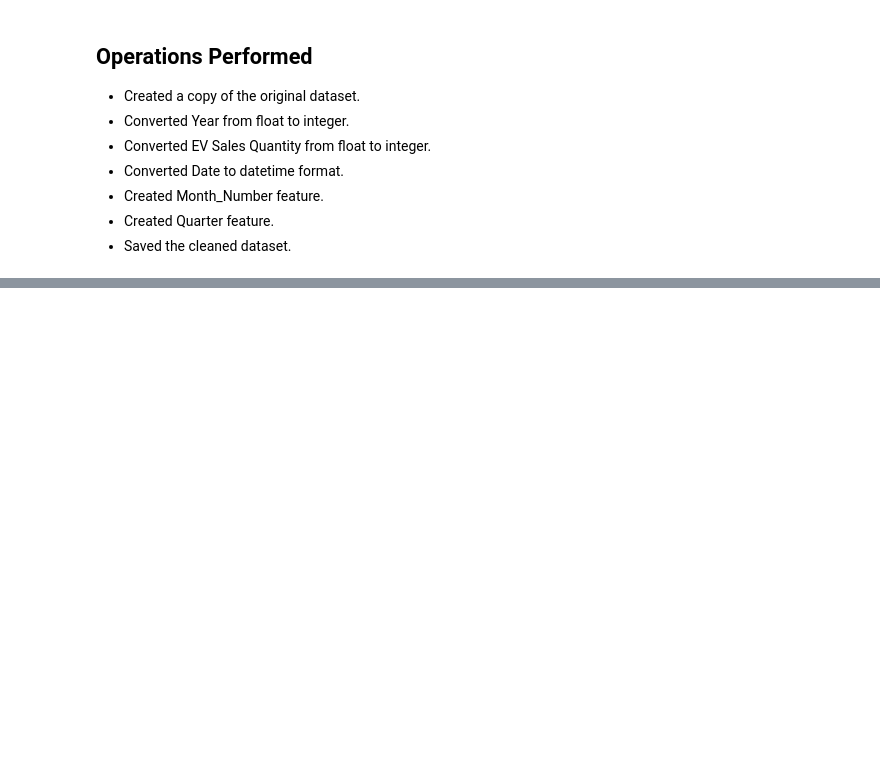
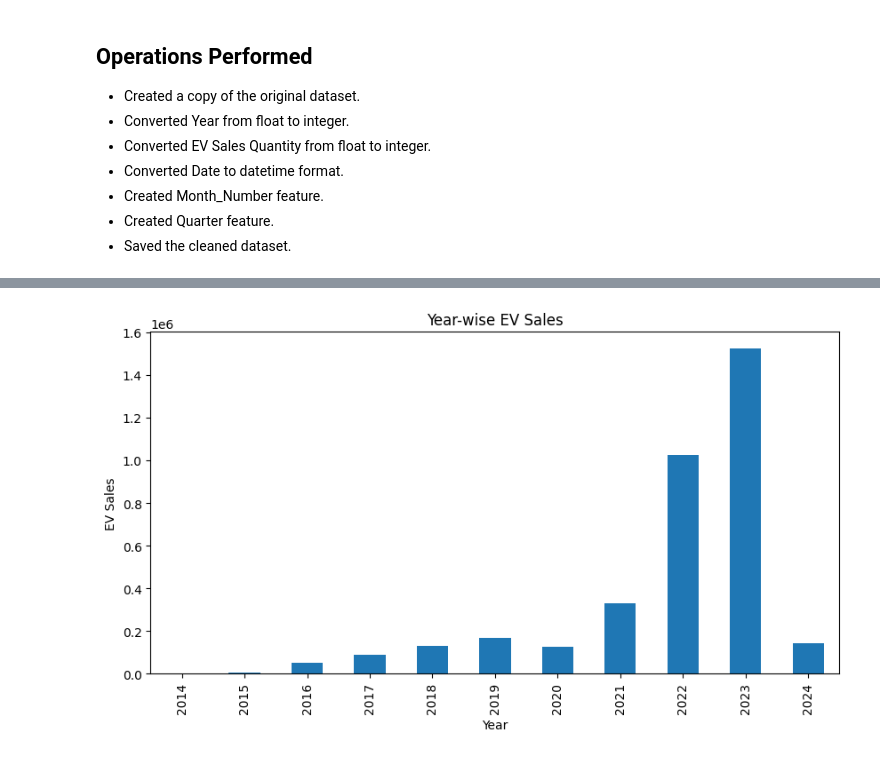
Before and after one commit to surya-20062006/VoltIQ-EV-Analytics, a Jupyter notebook: notebooks/ev_market_analysis.ipynb, the cells around one changed output, grey strips where cells are left out. Saved outputs shown, nothing was run; the diff lists cells and outputs as text; code cells hidden in the pictures; blank space fills up the shorter version.

```diff
--- a/notebooks/ev_market_analysis.ipynb
+++ b/notebooks/ev_market_analysis.ipynb
@@ -179,0 +190,3 @@ df_clean.to_csv(
+# %%
+year_sales = df_clean.groupby("Year")["EV_Sales_Quantity"].sum()
+year_sales
@@ -179,0 +207,10 @@ df_clean.to_csv(
+# %%
+import matplotlib.pyplot as plt
+
+year_sales.plot(kind="bar", figsize=(10,5))
+plt.title("Year-wise EV Sales")
+plt.xlabel("Year")
+plt.ylabel("EV Sales")
+plt.show()
+# %% [output]
+[figure, added]
```
Also changed, not shown: parts of 13 cells of this notebook.
